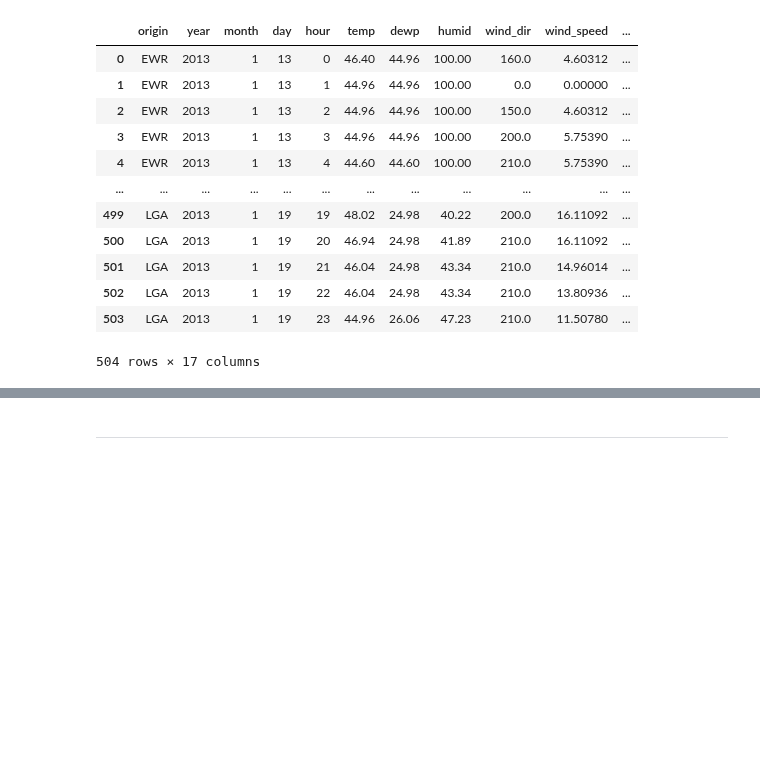
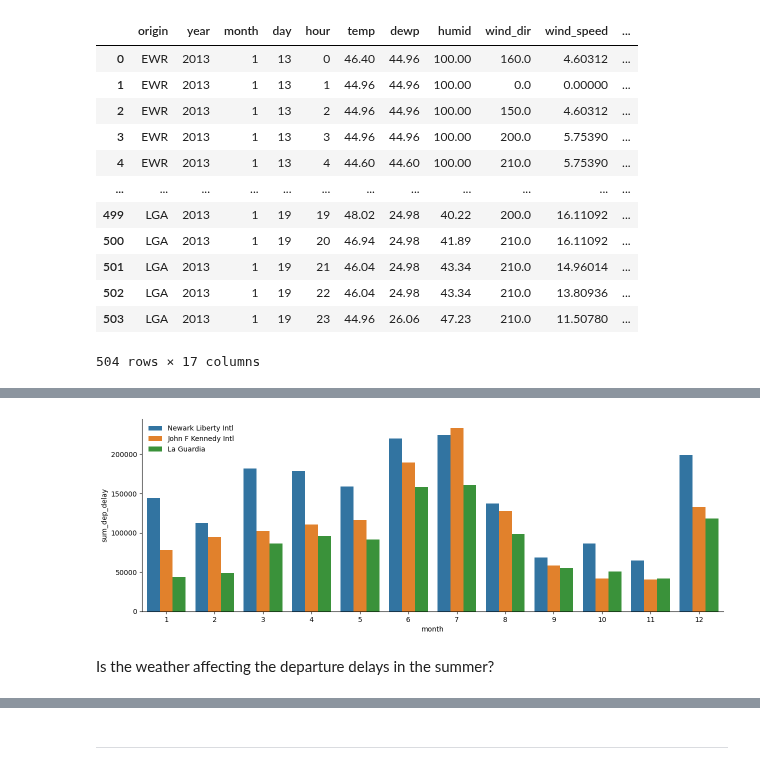
Before and after one commit to datakolektiv/dss03python2023, a Jupyter notebook: session10/dss03_py_session10b.ipynb, the cells around one changed output, grey strips where cells are left out. Drawn from its saved outputs; the diff is of its cells as text; code cells hidden in the pictures; blank space fills up the shorter version.

```diff
--- a/session10/dss03_py_session10b.ipynb
+++ b/session10/dss03_py_session10b.ipynb
@@ -564,0 +1470,14 @@ query_database(query_string)
+# %%
+query_string = '''
+SELECT MAX(a.name) AS origin,
+       MAX(f.month) AS month,
+       SUM(f.dep_delay) AS sum_dep_delay,
+       MAX(f.dep_delay) AS avg_dep_delay
+  FROM flights_i AS f
+  LEFT JOIN airports_i AS a
+    ON f.origin = a.faa
+ GROUP BY f.origin, f.month
+'''
+
+_df = query_database(query_string)
+_df
@@ -564,0 +1502,9 @@ query_database(query_string)
+# %%
+plt.figure(figsize=(15, 5))
+sns.barplot(x=_df.month, y=_df.sum_dep_delay, hue=_df.origin);
+sns.despine()
+plt.legend(framealpha=.0);
+# %% [output]
+[figure, added]
+# %% [markdown]
+Is the weather affecting the departure delays in the summer?
```
Also changed, not shown: parts of 99 cells of this notebook, 7 other files.
